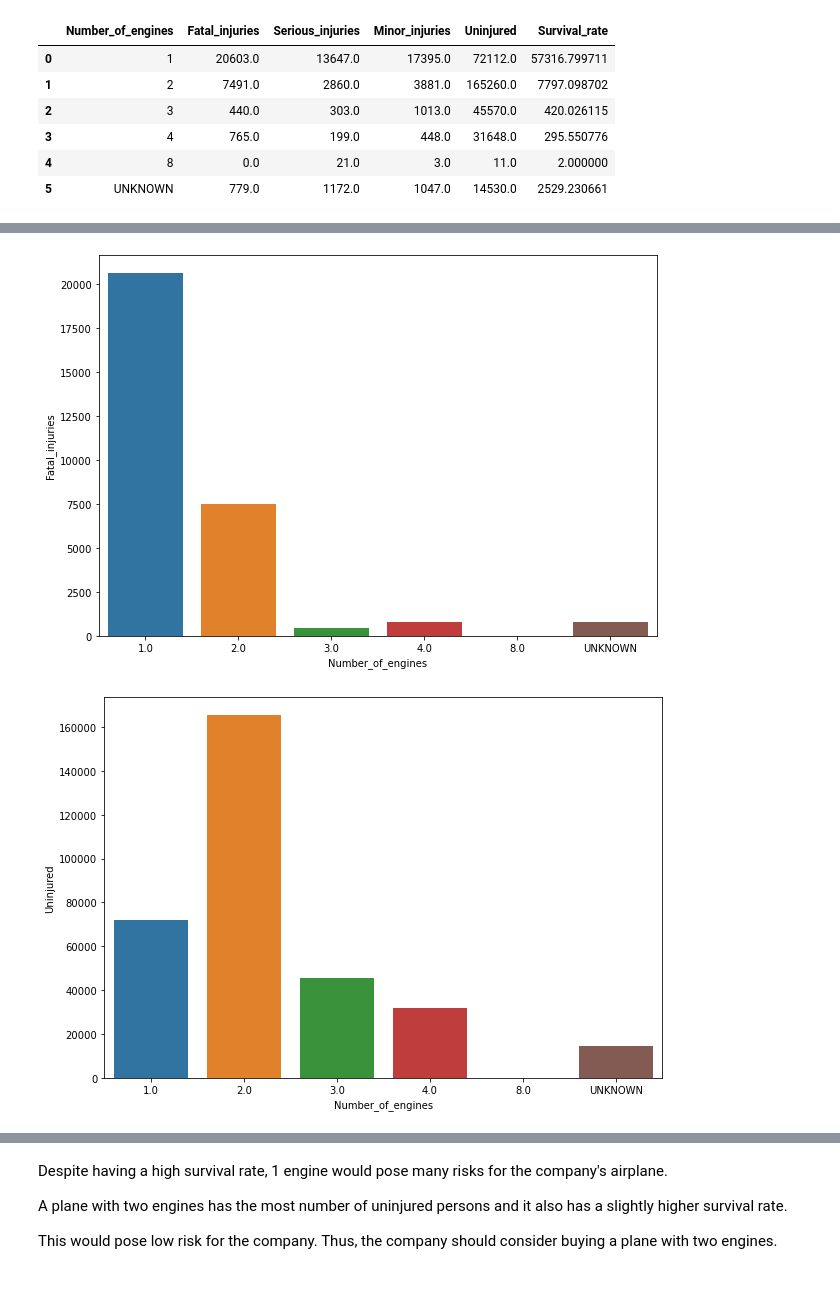
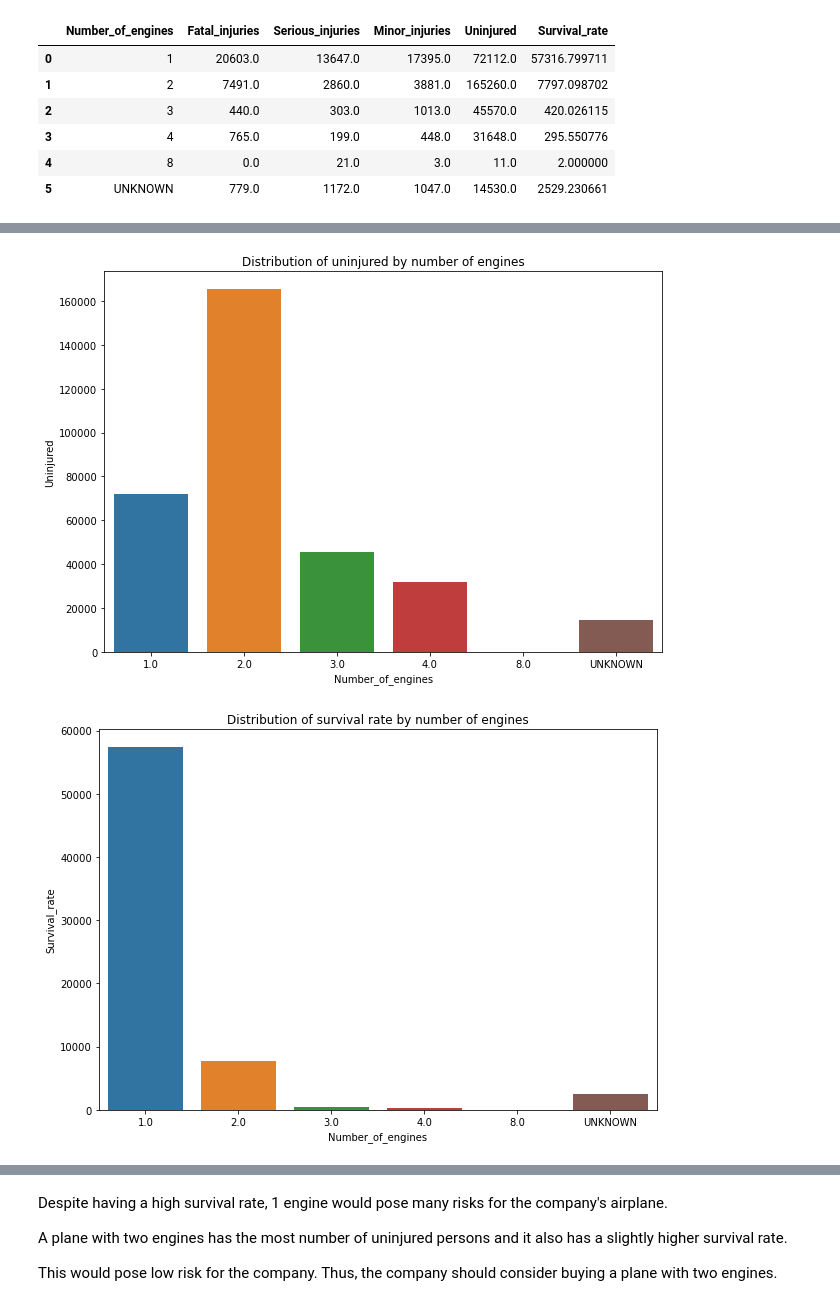
Before and after one commit to MosesMusyoki/dsc-phase_1_project, a Jupyter notebook: student.ipynb, the cells around one changed output, grey strips where cells are left out. Cells and saved outputs as stored; diff of their text form; code cells hidden in the pictures.

```diff
--- a/student.ipynb
+++ b/student.ipynb
@@ -517,12 +525,12 @@ engines_group
 # %%
 fig, ax = plt.subplots(figsize = (10, 7))
-
-sns.barplot(x = 'Number_of_engines',y='Fatal_injuries' , data = engines_group);
+ax.set_title("Distribution of uninjured by number of engines")
+sns.barplot(x = 'Number_of_engines',y='Uninjured' , data = engines_group);
 # %% [output]
-[figure, old version]
+[figure, new version]
 # %%
 fig, ax = plt.subplots(figsize = (10, 7))
-
-sns.barplot(x = 'Number_of_engines',y='Uninjured' , data = engines_group);
+ax.set_title("Distribution of survival rate by number of engines")
+sns.barplot(x = 'Number_of_engines',y='Survival_rate' , data = engines_group);
 # %% [output]
-[figure, old version]
+[figure, new version]
```
Also changed, not shown: parts of 18 cells of this notebook.
